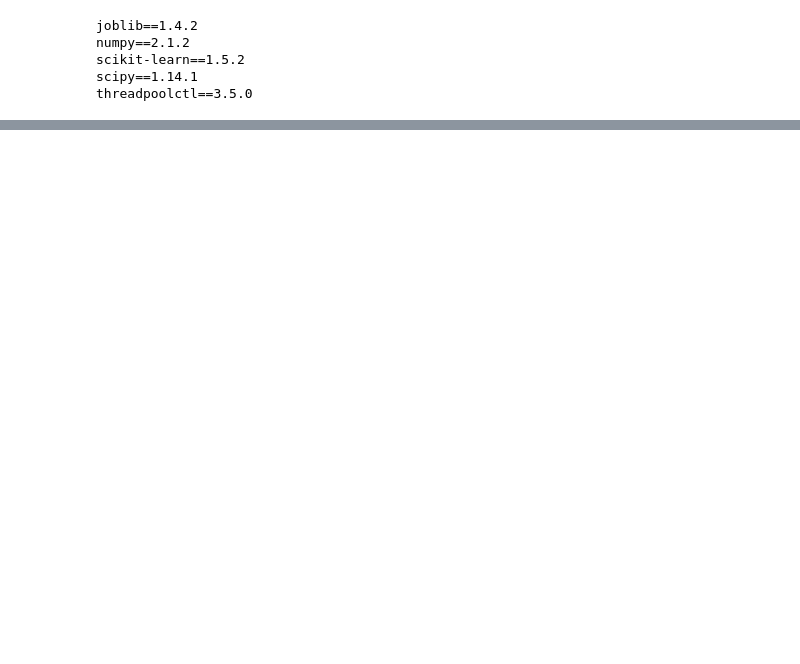
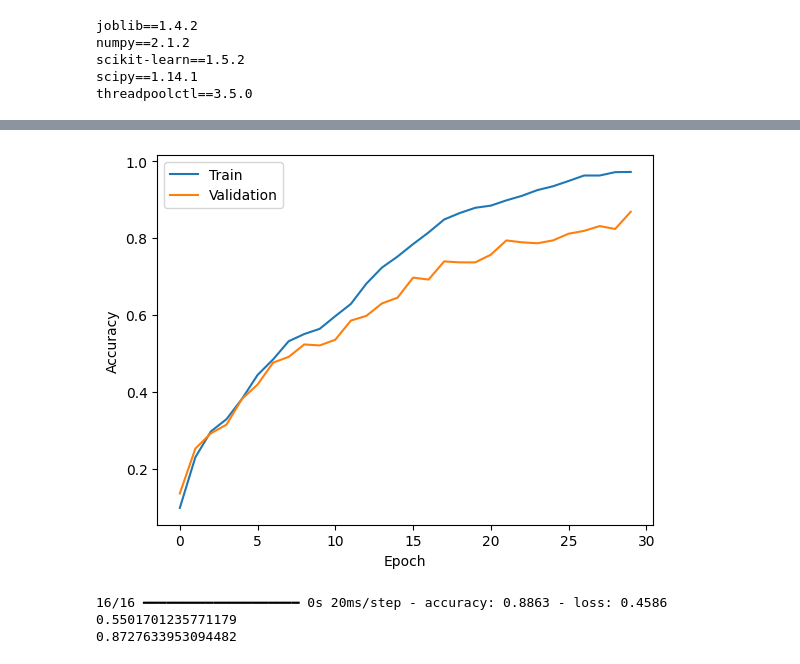
Before and after one commit to califa23/live_ASL_reader, a Jupyter notebook: model_training/model_training.ipynb, the cells around one changed output, grey strips where cells are left out. Saved outputs shown, nothing was run; the diff lists cells and outputs as text; code cells hidden in the pictures; blank space fills up the shorter version.

Commit message:
initial model training and testing progress

```diff
--- a/model_training/model_training.ipynb
+++ b/model_training/model_training.ipynb
@@ -16,5 +18,5 @@ from sklearn.preprocessing import LabelBinarizer
 # %%
-# read in data
+# read in data and preprocess
 images_path = './data/asl_dataset/'
 images = []
 
@@ -22,12 +24,11 @@ for directory in os.listdir(images_path):
     for file in os.listdir(images_path+directory):
         file_path = images_path+directory+'/'+file
         image = Image.open(file_path)
-        image = image.convert('L')
-        image = image.resize((100, 100))
-        # save the resized image
-        # image.save('./data/resized/'+file)
-        image = np.array(image)
-        image = image / 255.0
+        image = image.convert('L') # convert to grayscale
+        image = image.resize((128, 128)) # resize
+        # image.save('./data/resized/'+file) # uncomment to save the resized image
+        image = np.array(image) # convert to array
+        image = image / 255.0 # normalize
         images.append((directory, image))
 
 x = [image[1] for image in images]
@@ -54,0 +60,14 @@ print(y_test.shape)
+# %%
+model = models.Sequential([
+    layers.Conv2D(8, (3, 3), activation='relu', input_shape=(128, 128, 1)),
+    layers.MaxPooling2D((2, 2)),
+    layers.Flatten(),
+    layers.Dense(16, activation='relu'),
+    layers.Dense(36, activation='softmax')
+])
+
+model.compile(optimizer='adam',
+              loss='categorical_crossentropy',
+              metrics=['accuracy'])
+
+history = model.fit(x_train, y_train, epochs=30, batch_size=128, validation_split=0.2)
@@ -54,0 +92,23 @@ print(y_test.shape)
+# %%
+# plot model performance
+import matplotlib.pyplot as plt
+
+plt.plot(history.history['accuracy'])
+plt.plot(history.history['val_accuracy'])
+plt.xlabel('Epoch')
+plt.ylabel('Accuracy')
+plt.legend(['Train', 'Validation'])
+plt.show()
+# %% [output]
+[figure, added]
+# %%
+# print results of test data ran through model
+
+test_loss, test_accuracy = model.evaluate(x_test, y_test)
+
+print(test_loss)
+print(test_accuracy)
+# %% [output]
+16/16 ━━━━━━━━━━━━━━━━━━━━ 0s 20ms/step - accuracy: 0.8863 - loss: 0.4586
+0.5501701235771179
+0.8727633953094482
```
Also changed, not shown: parts of 5 cells of this notebook, 3 other files.
